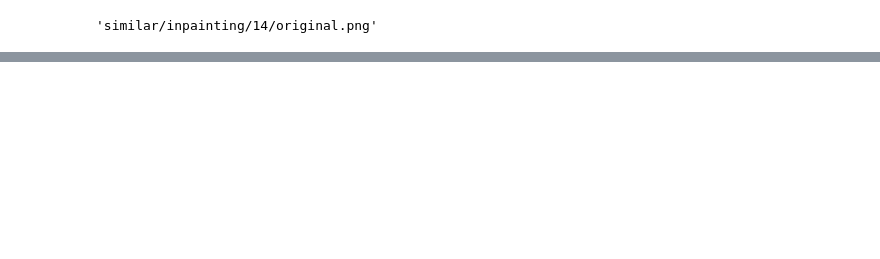
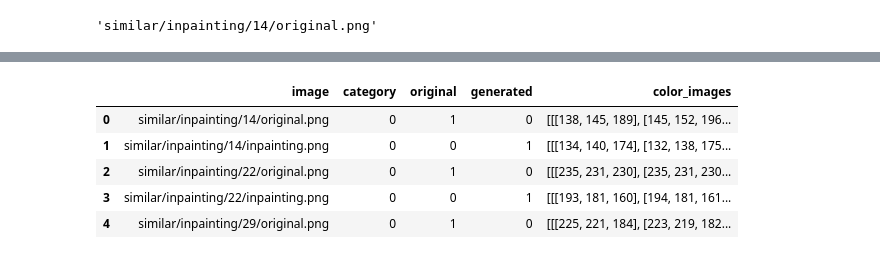
Before and after one commit to Joseph8761/DeepfakeDetection, a Jupyter notebook: data_preprossesing.ipynb, the cells around one changed output, grey strips where cells are left out. Cells and saved outputs as stored; diff of their text form; code cells hidden in the pictures; blank space fills up the shorter version.

```diff
--- a/data_preprossesing.ipynb
+++ b/data_preprossesing.ipynb
@@ -136,3 +139,12 @@ plt.show()
 train_df["image"][0]
 # %% [output]
 'similar/inpainting/14/original.png'
+# %%
+images=[]
+for path in train_df["image"]:
+    img=cv2.imread("Data/"+ path)
+    image_rgb = cv2.cvtColor(img, cv2.COLOR_BGR2RGB)
+    images.append(image_rgb)
+train_df["color_images"] = images
+train_df.head()
+# %% [output]
@@ -138,0 +154,6 @@ train_df["image"][0]
+|  | image | category | original | generated | color_images |
+| 0 | similar/inpainting/14/original.png | 0 | 1 | 0 | [[[138, 145, 189], [145, 152, 196... |
+| 1 | similar/inpainting/14/inpainting.png | 0 | 0 | 1 | [[[134, 140, 174], [132, 138, 175... |
+| 2 | similar/inpainting/22/original.png | 0 | 1 | 0 | [[[235, 231, 230], [235, 231, 230... |
+| 3 | similar/inpainting/22/inpainting.png | 0 | 0 | 1 | [[[193, 181, 160], [194, 181, 161... |
+| 4 | similar/inpainting/29/original.png | 0 | 1 | 0 | [[[225, 221, 184], [223, 219, 182... |
```
Also changed, not shown: parts of 8 cells of this notebook.
